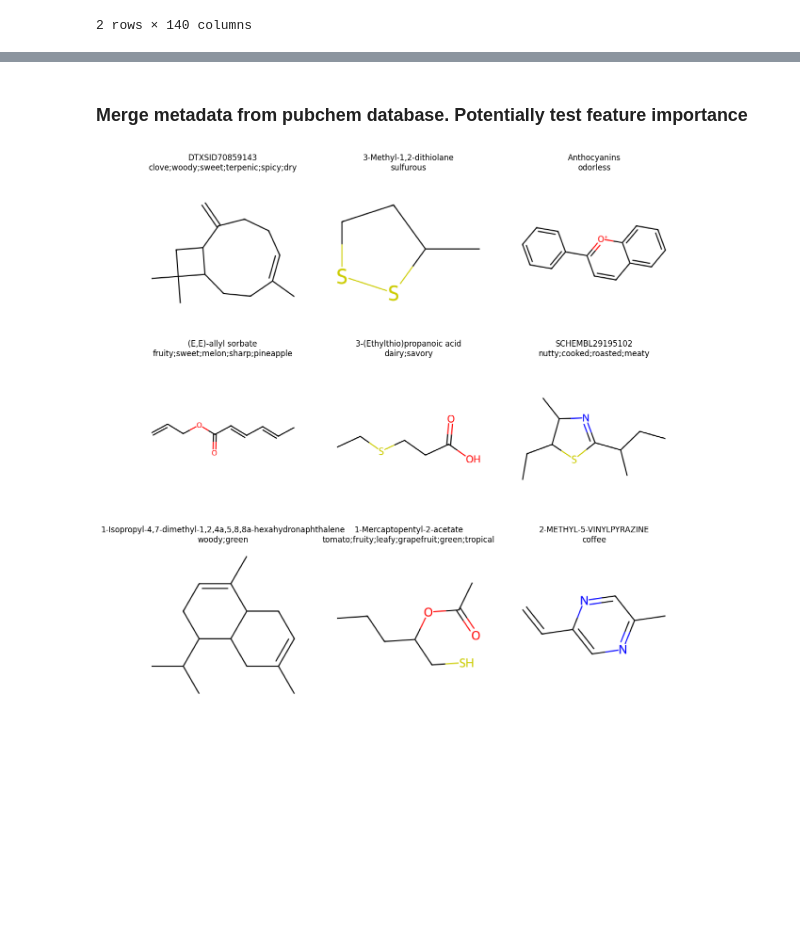
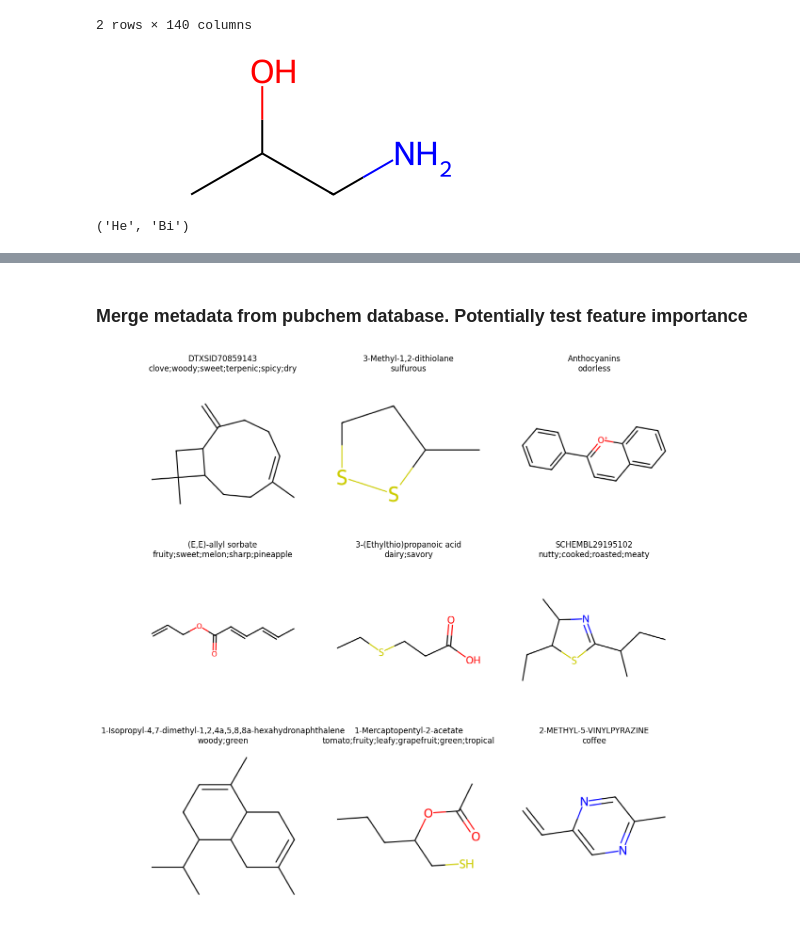
Before and after one commit to markzuckerburg600-glitch/Molecular-Smells-Project, a Jupyter notebook: GNN.ipynb, the cells around one changed output, grey strips where cells are left out. Drawn from its saved outputs; the diff is of its cells as text; code cells hidden in the pictures; blank space fills up the shorter version.

Commit message:
Found min max of atomic mass. Investigated dataset. Added plan for features

```diff
--- a/GNN.ipynb
+++ b/GNN.ipynb
@@ -50,3 +60,9 @@ df.head(2)
 | 0 | CC(O)CN | fishy | 0 | 0 | 0 | 0 | 0 | 0 | 0 | ... |
 | 1 | CCC(=O)C(=O)O | fatty;lactonic;sweet;caramellic;c... | 0 | 0 | 0 | 0 | 0 | 0 | 0 | ... |
 2 rows × 140 columns
+# %%
+smiles_list = df.iloc[:, 0]
+mols_list = smiles_list.map(lambda smile: Chem.MolFromSmiles(smile))
+mols_list.iloc[0]
+# %% [output]
+[figure, added]
@@ -52,0 +79,7 @@ df.head(2)
+# %%
+min_anum, max_anum = min(unique_atoms_atomic_number), max(unique_atoms_atomic_number)
+### Normalize everything using min max properties from these 2 elements
+periodic_table = Chem.GetPeriodicTable()
+periodic_table.GetElementSymbol(min_anum), periodic_table.GetElementSymbol(max_anum)
+# %% [output]
+('He', 'Bi')
```
Also changed, not shown: parts of 13 cells of this notebook, 2 other files.
